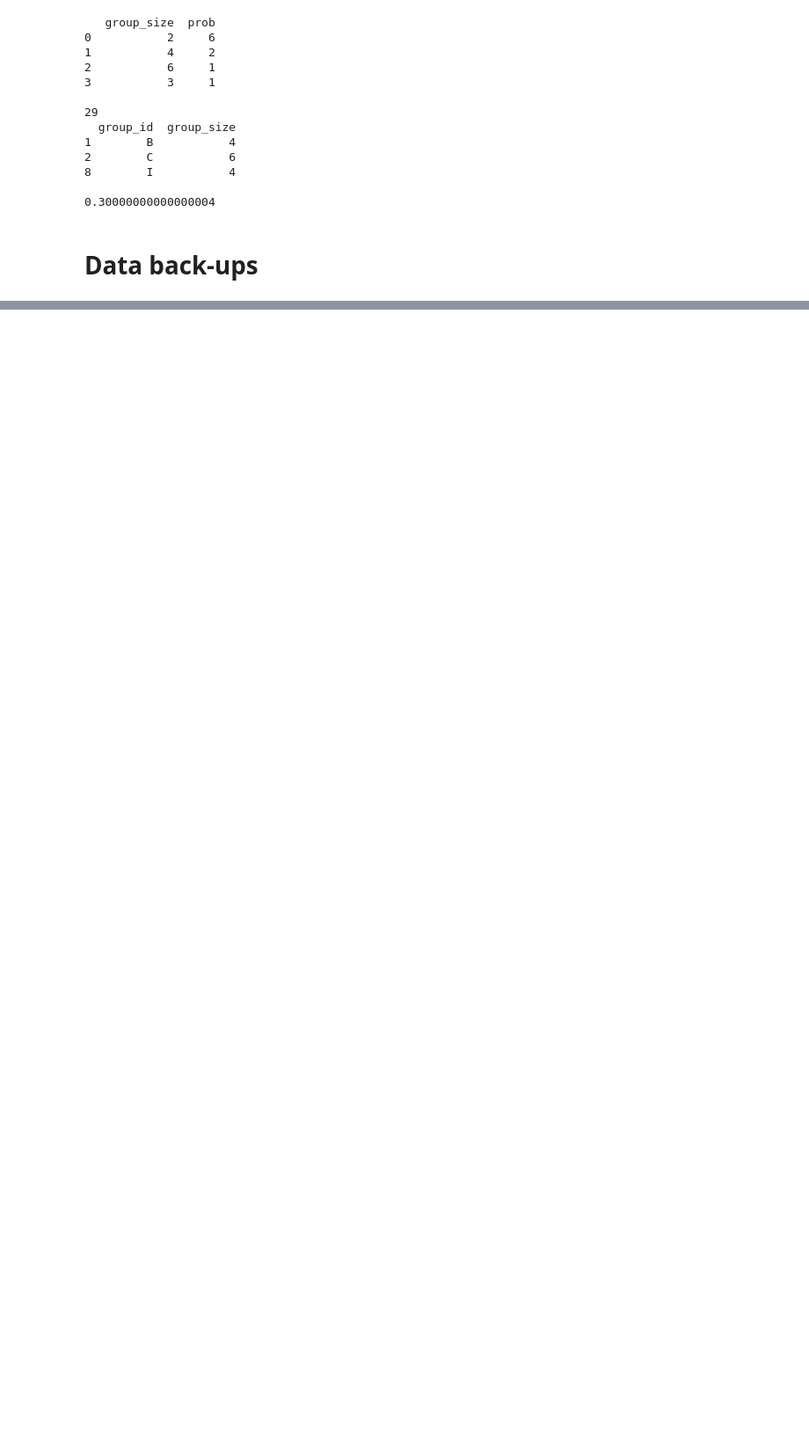
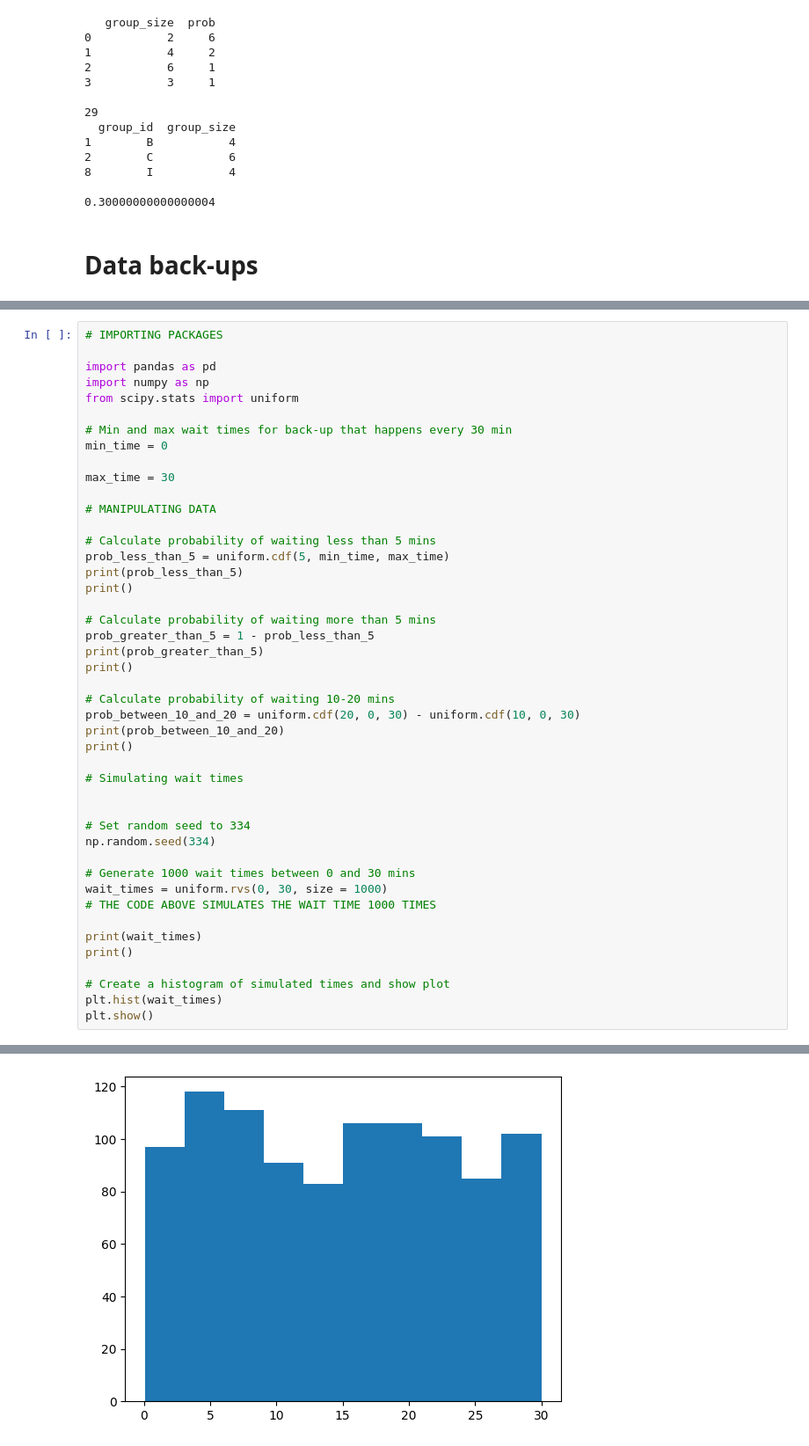
Before and after one commit to gustavo-plc/PyStatistics, a Jupyter notebook: Statistics_in_Py.ipynb, the cells around one changed output, grey strips where cells are left out. Shown at 88% size. Saved outputs shown, nothing was run; the diff lists cells and outputs as text; blank space fills up the shorter version.

Commit message:
Random Numbers and Probability (finishing with binomial distribution)

```diff
--- a/Statistics_in_Py.ipynb
+++ b/Statistics_in_Py.ipynb
@@ -420,0 +402,46 @@ print()
+# %%
+# IMPORTING PACKAGES
+
+import pandas as pd
+import numpy as np
+from scipy.stats import uniform
+
+# Min and max wait times for back-up that happens every 30 min
+min_time = 0
+
+max_time = 30
+
+# MANIPULATING DATA
+
+# Calculate probability of waiting less than 5 mins
+prob_less_than_5 = uniform.cdf(5, min_time, max_time)
+print(prob_less_than_5)
+print()
+
+# Calculate probability of waiting more than 5 mins
+prob_greater_than_5 = 1 - prob_less_than_5
+print(prob_greater_than_5)
+print()
+
+# Calculate probability of waiting 10-20 mins
+prob_between_10_and_20 = uniform.cdf(20, 0, 30) - uniform.cdf(10, 0, 30)
+print(prob_between_10_and_20)
+print()
+
+# Simulating wait times
+
+
+# Set random seed to 334
+np.random.seed(334)
+
+# Generate 1000 wait times between 0 and 30 mins
+wait_times = uniform.rvs(0, 30, size = 1000)
+# THE CODE ABOVE SIMULATES THE WAIT TIME 1000 TIMES
+
+print(wait_times)
+print()
+
+# Create a histogram of simulated times and show plot
+plt.hist(wait_times)
+plt.show()
+# %% [output]
@@ -420,0 +465 @@ print()
+[figure, added]
```
Also changed, not shown: parts of 4 cells of this notebook.
